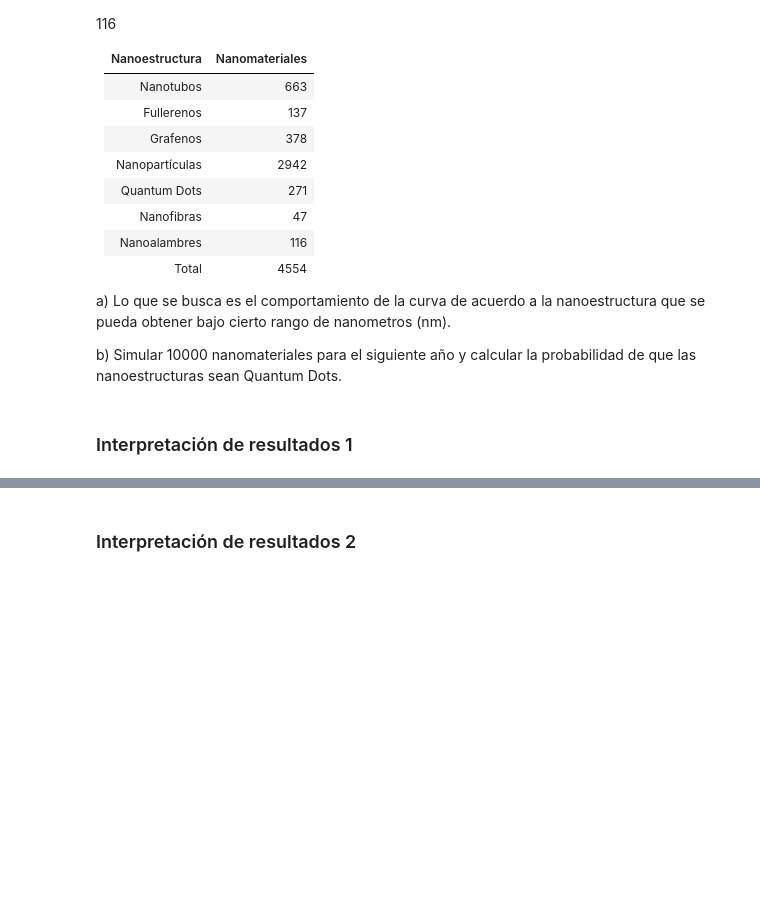
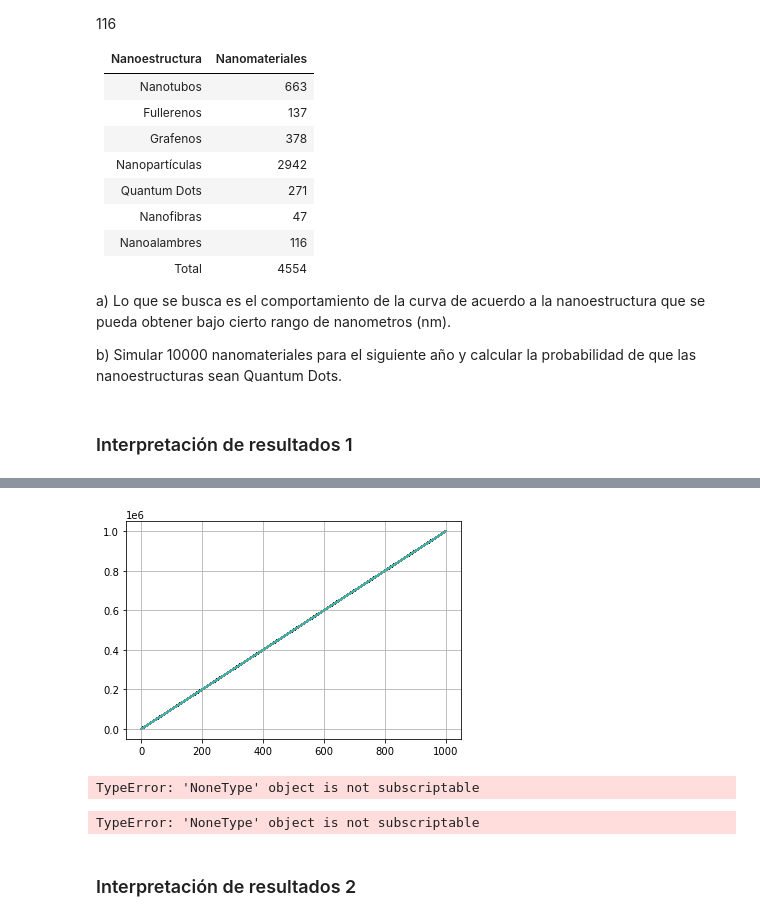
Before and after one commit to DiamondNandayapa/Proyecto2, a Jupyter notebook: Proyecto_2_nt709910_nt713994.ipynb, the cells around one changed output, grey strips where cells are left out. Drawn from its saved outputs; the diff is of its cells as text; code cells hidden in the pictures; blank space fills up the shorter version.

```diff
--- a/Proyecto_2_nt709910_nt713994.ipynb
+++ b/Proyecto_2_nt709910_nt713994.ipynb
@@ -101,13 +113,15 @@ plt.plot(x)
 # %%
 #Simulación Montecarlo
 T1=100
 S=1000
 N=1000
 nsintesis=1000
 
 for i in range(nsintesis):
-    plt.plot(sintesis(T,S,N))
+    plt.plot(sintesis(T1,S,N))
 plt.grid()
+# %% [output]
+[figure, added]
 # %%
 def SintesisN2(T1,S,N):
     T=T1
@@ -122,11 +136,15 @@ T=10000
 S=2000
 N=1000
 SintesisN2(T,S,N)
+# %% [output]
+TypeError: 'NoneType' object is not subscriptable
 # %%
 nsintesis=10**4
 x=[]
 for i in range(nsintesis):
     x.append(SintesisN2(T,S,N))
 np.mean(x)
+# %% [output]
+TypeError: 'NoneType' object is not subscriptable
 # %% [markdown]
 ### Interpretación de resultados 2
```
Also changed, not shown: parts of 5 cells of this notebook.
